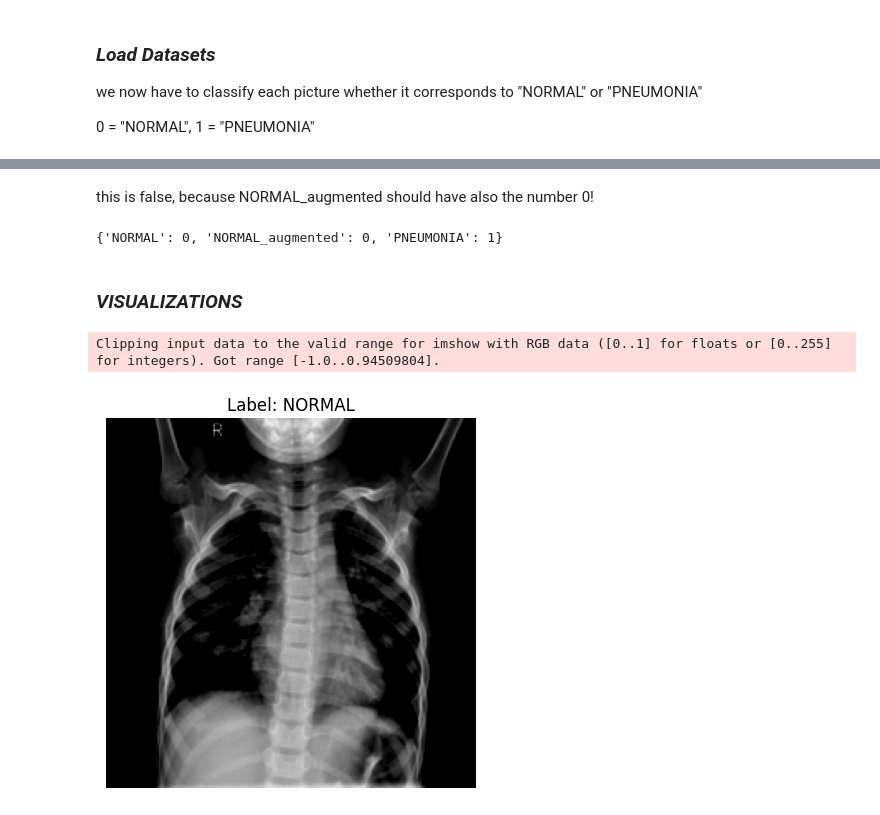
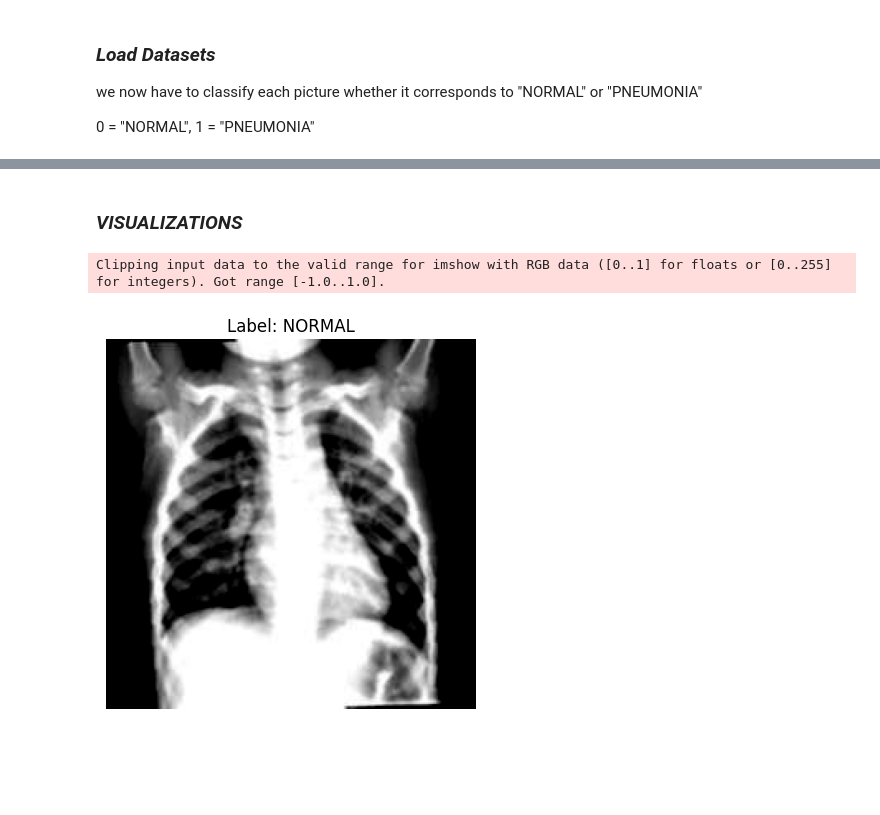
Before and after one commit to Finn-Rehm/ChestXRay_Pneumonia_Detection, a Jupyter notebook: notebooks/load_and_preprocess_data.ipynb, the cells around one changed output, grey strips where cells are left out. Saved outputs shown, nothing was run; the diff lists cells and outputs as text; code cells hidden in the pictures; blank space fills up the shorter version.

Commit message:
- Changed the datafolder - Changed transformation of images - Batchsize set to 16

```diff
--- a/notebooks/load_and_preprocess_data.ipynb
+++ b/notebooks/load_and_preprocess_data.ipynb
@@ -135,22 +162,3 @@ print(train_dataset.class_to_idx)
-# %% [markdown]
-this is false, because NORMAL_augmented should have also the number 0!
-# %%
-data_dir = "../data/chest_xray/train"
-
-train_dataset = datasets.ImageFolder(data_dir)
-
-# Manual reassignment of the labels
-train_dataset.class_to_idx = {'NORMAL': 0, 'NORMAL_augmented': 0, 'PNEUMONIA': 1}
-
-# for all pictures:
-for i in range(len(train_dataset)):
-    img, label = train_dataset.samples[i]
-    if "NORMAL_augmented" in img:
-        train_dataset.samples[i] = (img, 0)  # set label to 0
-
-print(train_dataset.class_to_idx)
-# %% [output]
-{'NORMAL': 0, 'NORMAL_augmented': 0, 'PNEUMONIA': 1}
 # %% [markdown]
 
 
@@ -159,17 +167,16 @@ print(train_dataset.class_to_idx)
 ### **_VISUALIZATIONS_**
 # %%
 # first picture in train_dataset
-image, label = train_dataset[0]
+image, label = train_dataset[1]
 
-# Change order (C, H, W → H, W, C)
+# Change order from (C, H, W) → (H, W, C) and convert to numpy array
 image = image.permute(1, 2, 0).numpy()
 
-
-
+# Display the image
 plt.imshow(image)
 plt.title("Label: NORMAL" if label == 0 else "Label: PNEUMONIA")
 plt.axis('off')
 plt.show()
 # %% [output]
-Clipping input data to the valid range for imshow with RGB data ([0..1] for floats or [0..255] for integers). Got range [-1.0..0.94509804].
+Clipping input data to the valid range for imshow with RGB data ([0..1] for floats or [0..255] for integers). Got range [-1.0..1.0].
-[figure, old version]
+[figure, new version]
```
Also changed, not shown: parts of 8 cells of this notebook.
